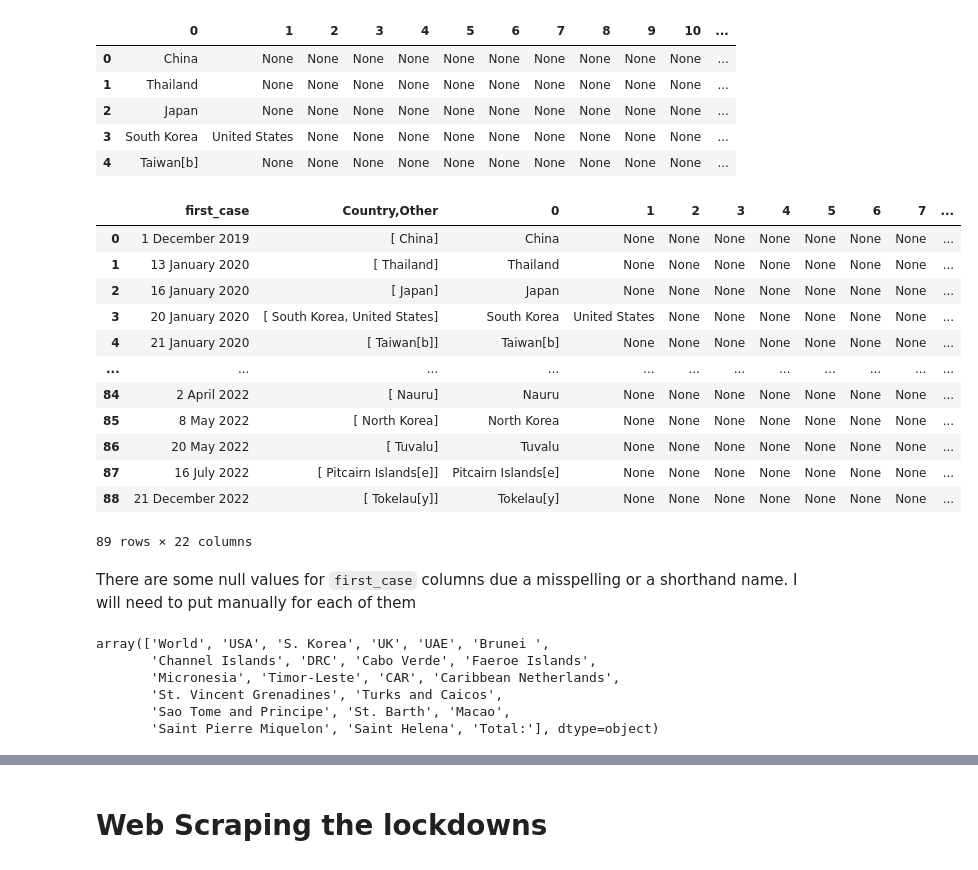
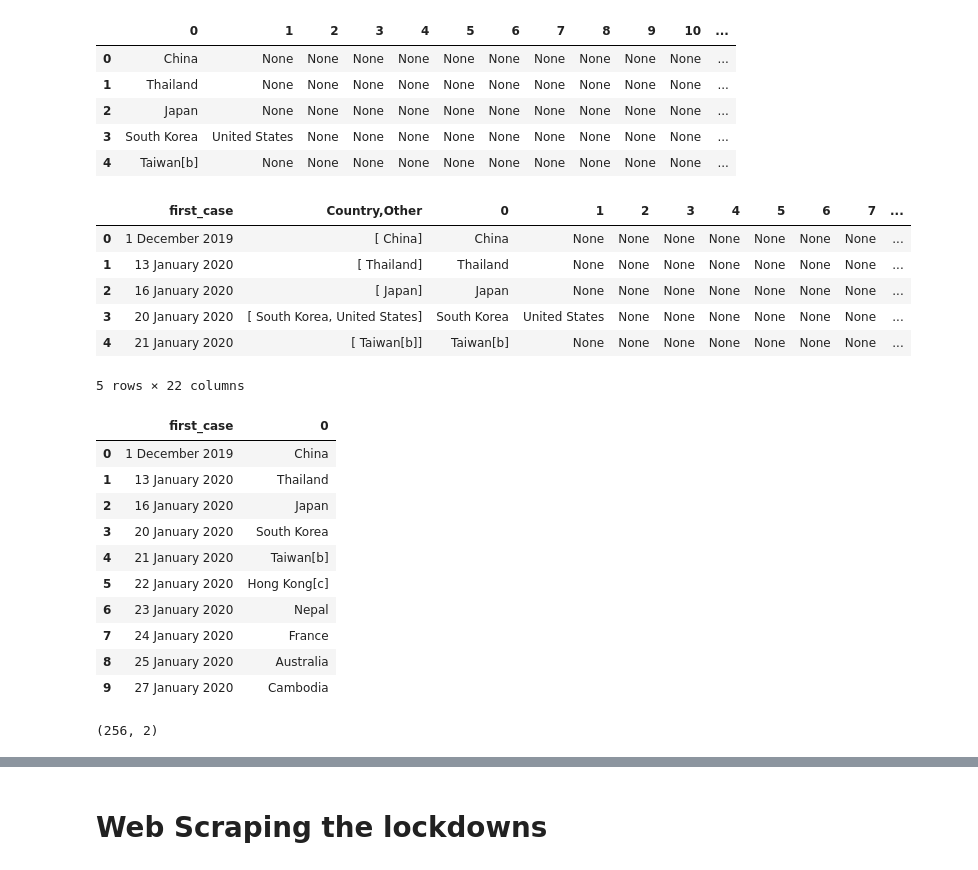
Before and after one commit to mdbruchard/Covid-19_analysis, a Jupyter notebook: Web_scrapping.ipynb, the cells around one changed output, grey strips where cells are left out. Drawn from its saved outputs; the diff is of its cells as text; code cells hidden in the pictures.

```diff
--- a/Web_scrapping.ipynb
+++ b/Web_scrapping.ipynb
@@ -228,21 +190,15 @@ split.head()
 # %%
 # Add the first case date as reference to the dataset
 x = pd.concat([df_first_case, split], axis=1)
-x
+x.head()
 # %% [output]
 |  | first_case | Country,Other | 0 | 1 | 2 | 3 | 4 | 5 | 6 | 7 | ... |
 | 0 | 1 December 2019 | [ China] | China | None | None | None | None | None | None | None | ... |
 | 1 | 13 January 2020 | [ Thailand] | Thailand | None | None | None | None | None | None | None | ... |
 | 2 | 16 January 2020 | [ Japan] | Japan | None | None | None | None | None | None | None | ... |
 | 3 | 20 January 2020 | [ South Korea, United States] | South Korea | United States | None | None | None | None | None | None | ... |
 | 4 | 21 January 2020 | [ Taiwan[b]] | Taiwan[b] | None | None | None | None | None | None | None | ... |
-| ... | ... | ... | ... | ... | ... | ... | ... | ... | ... | ... | ... |
-| 84 | 2 April 2022 | [ Nauru] | Nauru | None | None | None | None | None | None | None | ... |
-| 85 | 8 May 2022 | [ North Korea] | North Korea | None | None | None | None | None | None | None | ... |
-| 86 | 20 May 2022 | [ Tuvalu] | Tuvalu | None | None | None | None | None | None | None | ... |
-| 87 | 16 July 2022 | [ Pitcairn Islands[e]] | Pitcairn Islands[e] | None | None | None | None | None | None | None | ... |
-| 88 | 21 December 2022 | [ Tokelau[y]] | Tokelau[y] | None | None | None | None | None | None | None | ... |
-89 rows × 22 columns
+5 rows × 22 columns
 # %%
 # for column in the columns
 for i in x.columns[3:]:
@@ -254,6 +210,23 @@ for i in x.columns[3:]:
 # %%
 # Save the data only with the first case and country
 x = x[['first_case', 0]]
+x.head(10)
+# %% [output]
+|  | first_case | 0 |
+| 0 | 1 December 2019 | China |
+| 1 | 13 January 2020 | Thailand |
+| 2 | 16 January 2020 | Japan |
+| 3 | 20 January 2020 | South Korea |
+| 4 | 21 January 2020 | Taiwan[b] |
+| 5 | 22 January 2020 | Hong Kong[c] |
+| 6 | 23 January 2020 | Nepal |
+| 7 | 24 January 2020 | France |
+| 8 | 25 January 2020 | Australia |
+| 9 | 27 January 2020 | Cambodia |
+# %%
+x.shape
+# %% [output]
+(256, 2)
 # %%
 # Rename the country row from 0 to the same as the main dataset
 x.rename(columns={0: 'Country,Other'}, inplace=True)
@@ -266,12 +235,0 @@ df_covid = df.merge(x, on='Country,Other', how='left')
-# %% [markdown]
-There are some null values for `first_case` columns due a misspelling or a shorthand name. I will need to put manually for each of them
-# %%
-# Checking the countries with null first cases
-df_covid[df_covid['first_case'].isnull() == True]['Country,Other'].unique()
-# %% [output]
-array(['World', 'USA', 'S. Korea', 'UK', 'UAE', 'Brunei ',
-       'Channel Islands', 'DRC', 'Cabo Verde', 'Faeroe Islands',
-       'Micronesia', 'Timor-Leste', 'CAR', 'Caribbean Netherlands',
-       'St. Vincent Grenadines', 'Turks and Caicos',
-       'Sao Tome and Principe', 'St. Barth', 'Macao',
-       'Saint Pierre Miquelon', 'Saint Helena', 'Total:'], dtype=object)
```
Also changed, not shown: parts of 19 cells of this notebook, 5 other files.
